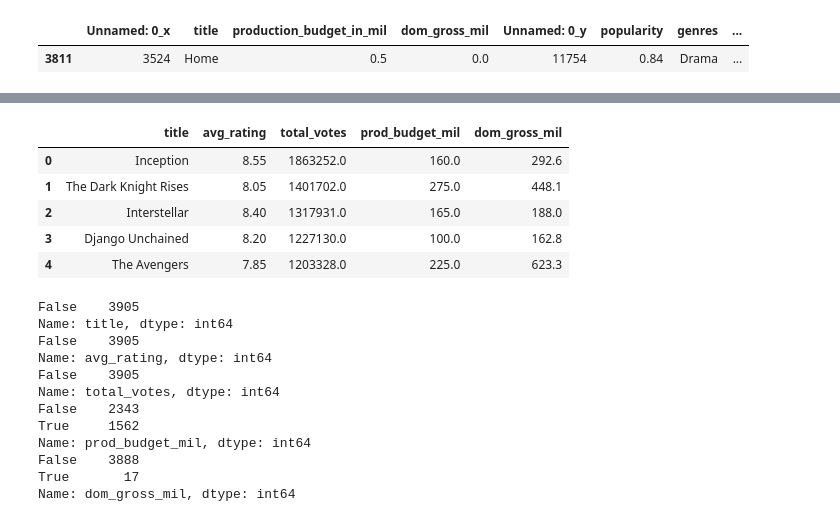
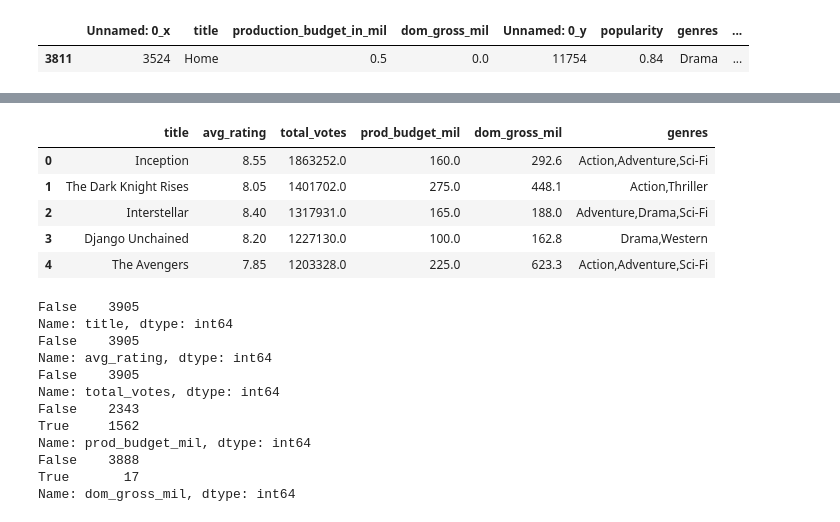
Before and after one commit to wwallach95/Phase_1_Project, a Jupyter notebook: Question 1.ipynb, the cells around one changed output, grey strips where cells are left out. Saved outputs shown, nothing was run; the diff lists cells and outputs as text; code cells hidden in the pictures.

```diff
--- a/Question 1.ipynb
+++ b/Question 1.ipynb
@@ -169,20 +170,20 @@ inside_df.head()
 # %%
 q = """SELECT title, avg_rating, total_votes,
        production_budget_in_mil as prod_budget_mil,
-       dom_gross_mil
+       dom_gross_mil, genres
        FROM inside_df
        WHERE bool = 0
        """
 
 test_df = pysqldf(q)
 test_df.head()
 # %% [output]
-|  | title | avg_rating | total_votes | prod_budget_mil | dom_gross_mil |
-| 0 | Inception | 8.55 | 1863252.0 | 160.0 | 292.6 |
-| 1 | The Dark Knight Rises | 8.05 | 1401702.0 | 275.0 | 448.1 |
-| 2 | Interstellar | 8.40 | 1317931.0 | 165.0 | 188.0 |
-| 3 | Django Unchained | 8.20 | 1227130.0 | 100.0 | 162.8 |
-| 4 | The Avengers | 7.85 | 1203328.0 | 225.0 | 623.3 |
+|  | title | avg_rating | total_votes | prod_budget_mil | dom_gross_mil | genres |
+| 0 | Inception | 8.55 | 1863252.0 | 160.0 | 292.6 | Action,Adventure,Sci-Fi |
+| 1 | The Dark Knight Rises | 8.05 | 1401702.0 | 275.0 | 448.1 | Action,Thriller |
+| 2 | Interstellar | 8.40 | 1317931.0 | 165.0 | 188.0 | Adventure,Drama,Sci-Fi |
+| 3 | Django Unchained | 8.20 | 1227130.0 | 100.0 | 162.8 | Drama,Western |
+| 4 | The Avengers | 7.85 | 1203328.0 | 225.0 | 623.3 | Action,Adventure,Sci-Fi |
 # %%
 for x in test_df.columns:
     print(test_df[x].isna().value_counts())
```
Also changed, not shown: parts of 15 cells of this notebook.
